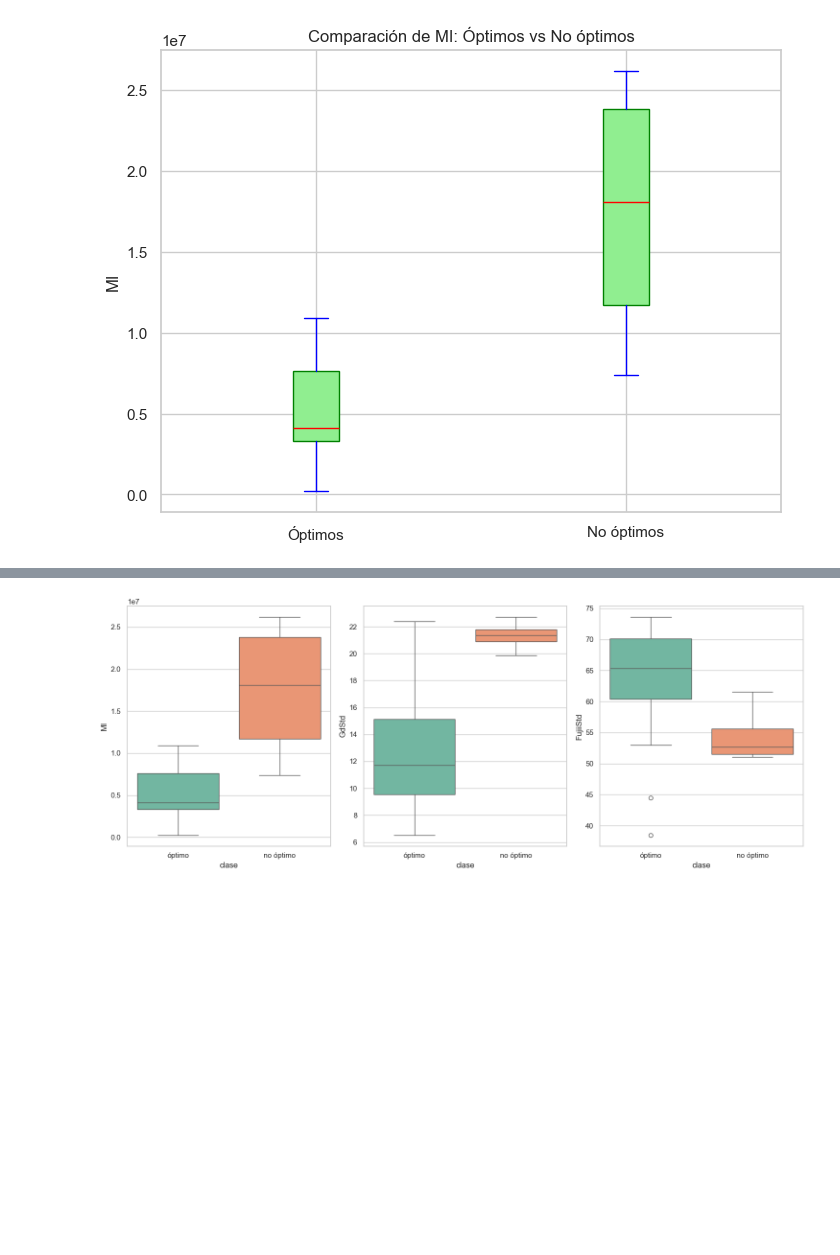
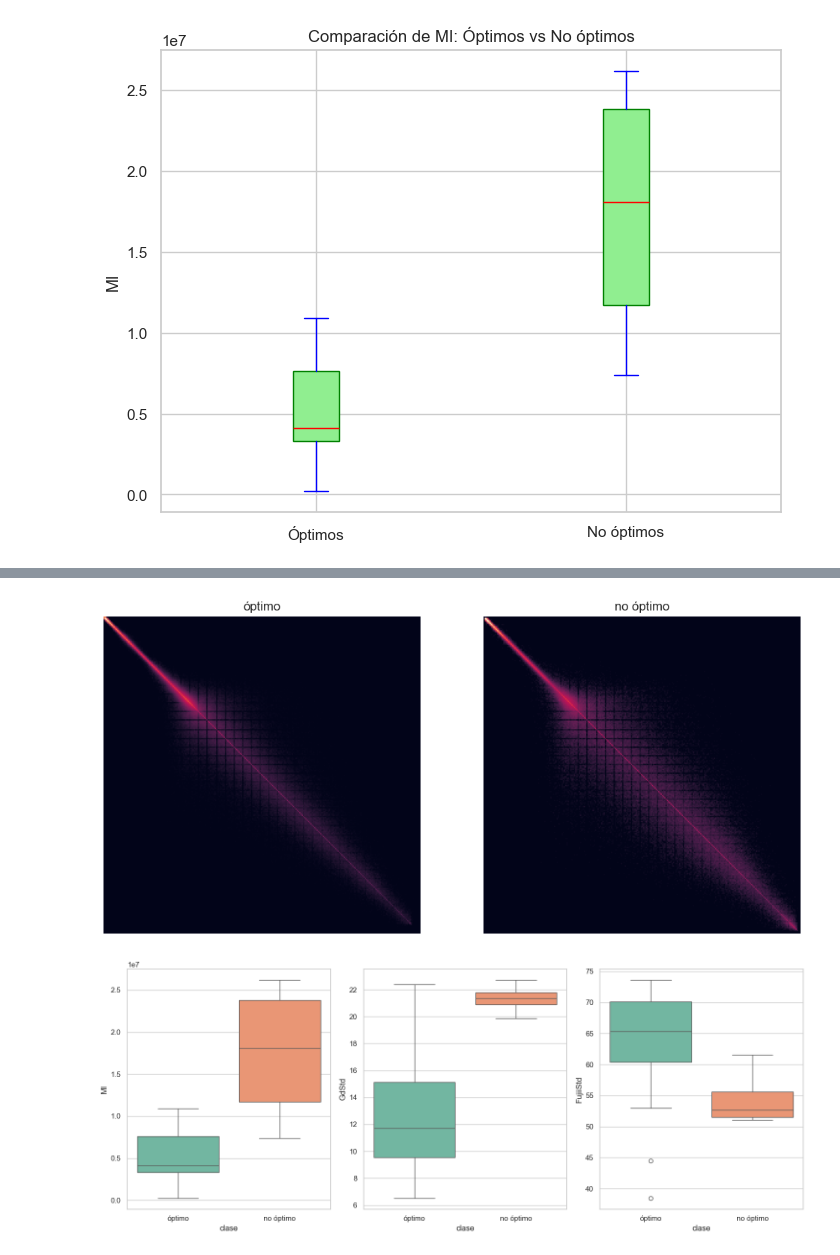
Before and after one commit to JuanJ27/Base, a Jupyter notebook: Python/Experimental IV/ProyectoBS/ProyectoBioSpeclke.ipynb, the cells around one changed output, grey strips where cells are left out. Drawn from its saved outputs; the diff is of its cells as text; code cells hidden in the pictures; blank space fills up the shorter version.

```diff
--- a/Python/Experimental IV/ProyectoBS/ProyectoBioSpeclke.ipynb
+++ b/Python/Experimental IV/ProyectoBS/ProyectoBioSpeclke.ipynb
@@ -109,3 +109,16 @@ df_lep.sample(3)
+# %%
+optimo = df_lep[df_lep['clase'] == 'óptimo']
+no_optimo = df_lep[df_lep['clase'] == 'no óptimo']
+fig, axs = plt.subplots(1, 2, figsize=(12, 6))
+axs[0].imshow(np.log1p(optimo['MCoyaml'].mean()))
+axs[0].axis('off')
+axs[0].set_title('óptimo')
+axs[1].imshow(np.log1p(no_optimo['MCoyaml'].mean()))
+axs[1].axis('off')
+axs[1].set_title('no óptimo')
+plt.show()
+# %% [output]
+[figure, added]
 # %%
 # Configuramos el estilo de Seaborn
 sns.set_theme(style="whitegrid", palette="Set2")
```
Also changed, not shown: parts of 11 cells of this notebook.
